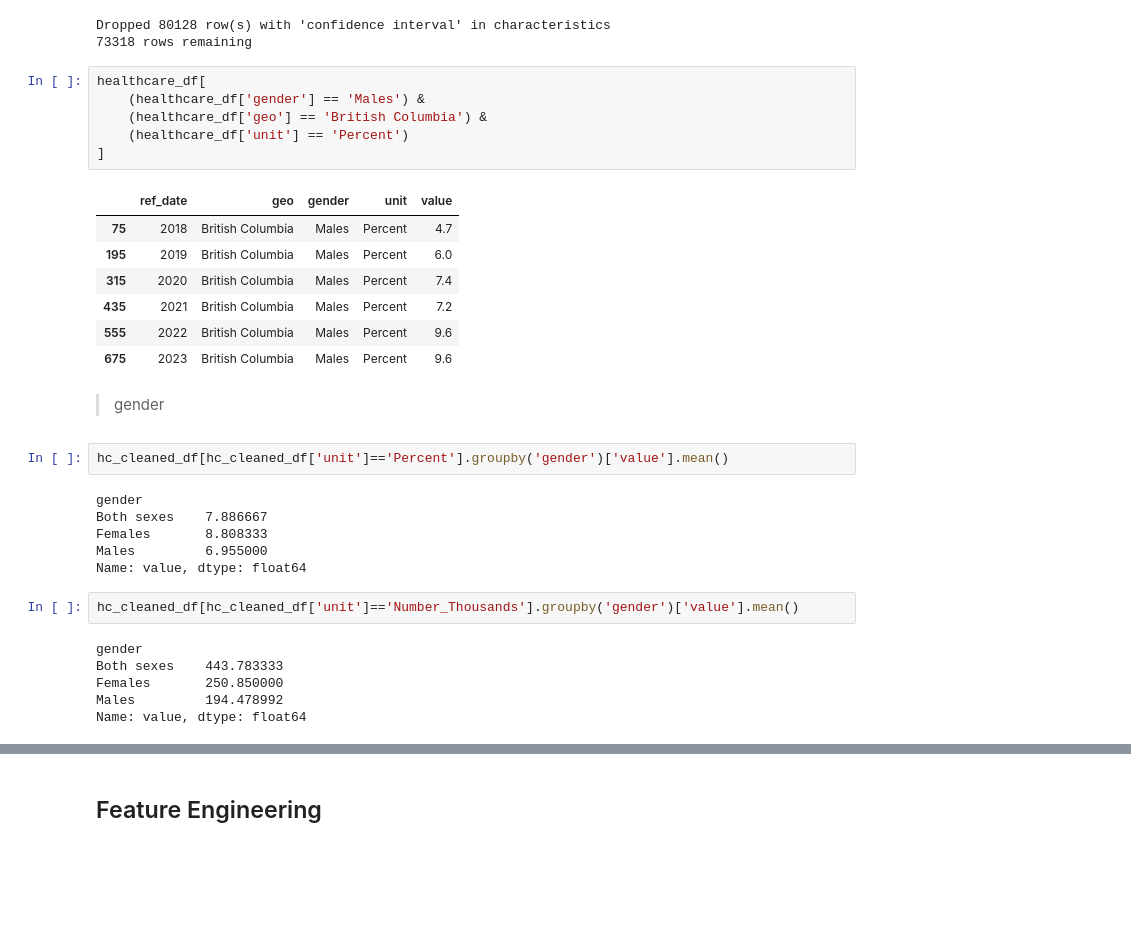
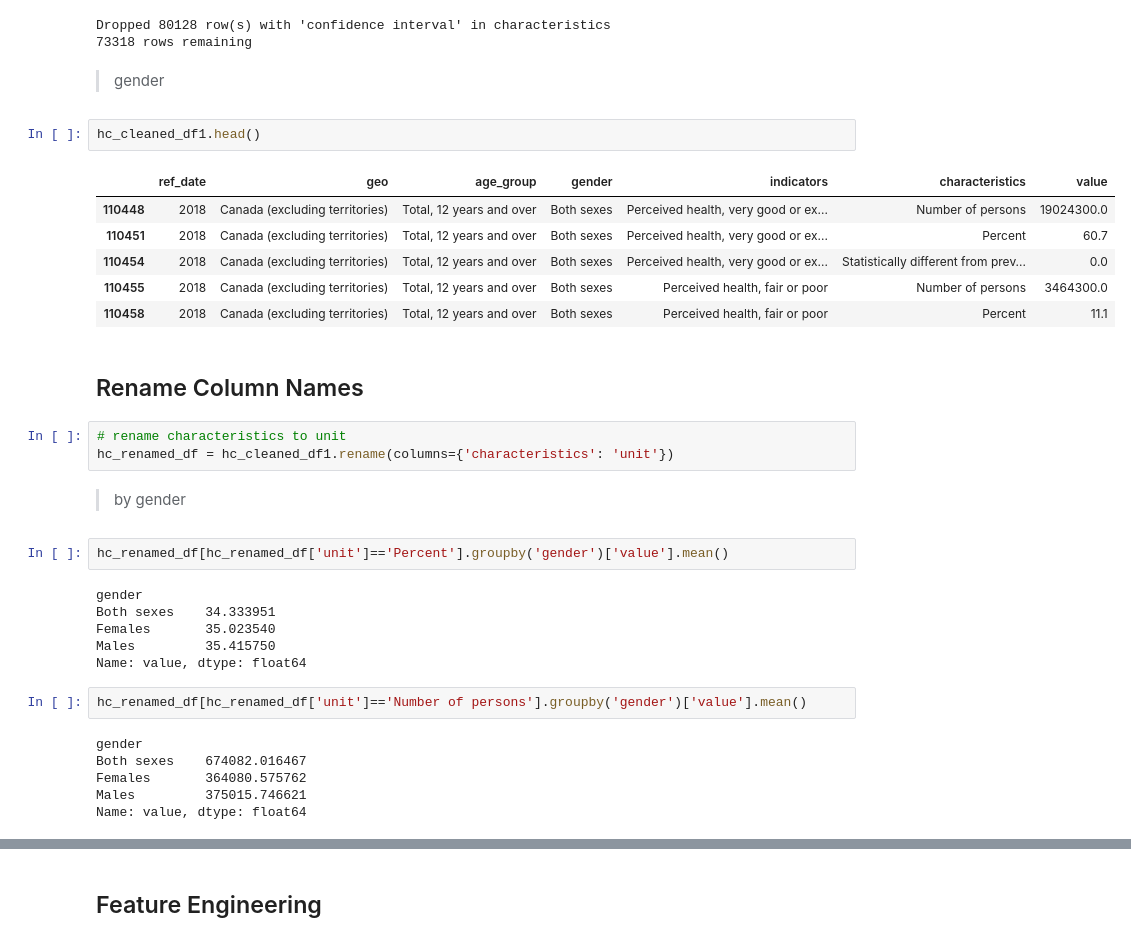
Before and after one commit to s8aH/GLOCAL-indigenous-healthcare, a Jupyter notebook: can_health_indicators_etl_eda.ipynb, the cells around one changed output, grey strips where cells are left out. Saved outputs shown, nothing was run; the diff lists cells and outputs as text; blank space fills up the shorter version.

Commit message:
Add ETL+EDA notebook for healthcare provider data

```diff
--- a/can_health_indicators_etl_eda.ipynb
+++ b/can_health_indicators_etl_eda.ipynb
@@ -196,36 +196,38 @@ print(f"{hc_cleaned_df1.shape[0]} rows remaining")
 # %% [output]
 Dropped 80128 row(s) with 'confidence interval' in characteristics
 73318 rows remaining
-# %%
-healthcare_df[
-    (healthcare_df['gender'] == 'Males') &
-    (healthcare_df['geo'] == 'British Columbia') &
-    (healthcare_df['unit'] == 'Percent')
-]
-# %% [output]
-|  | ref_date | geo | gender | unit | value |
-| 75 | 2018 | British Columbia | Males | Percent | 4.7 |
-| 195 | 2019 | British Columbia | Males | Percent | 6.0 |
-| 315 | 2020 | British Columbia | Males | Percent | 7.4 |
-| 435 | 2021 | British Columbia | Males | Percent | 7.2 |
-| 555 | 2022 | British Columbia | Males | Percent | 9.6 |
-| 675 | 2023 | British Columbia | Males | Percent | 9.6 |
 # %% [markdown]
 > gender
+# %%
+hc_cleaned_df1.head()
+# %% [output]
+|  | ref_date | geo | age_group | gender | indicators | characteristics | value |
+| 110448 | 2018 | Canada (excluding territories) | Total, 12 years and over | Both sexes | Perceived health, very good or ex... | Number of persons | 19024300.0 |
+| 110451 | 2018 | Canada (excluding territories) | Total, 12 years and over | Both sexes | Perceived health, very good or ex... | Percent | 60.7 |
+| 110454 | 2018 | Canada (excluding territories) | Total, 12 years and over | Both sexes | Perceived health, very good or ex... | Statistically different from prev... | 0.0 |
+| 110455 | 2018 | Canada (excluding territories) | Total, 12 years and over | Both sexes | Perceived health, fair or poor | Number of persons | 3464300.0 |
+| 110458 | 2018 | Canada (excluding territories) | Total, 12 years and over | Both sexes | Perceived health, fair or poor | Percent | 11.1 |
+# %% [markdown]
+## Rename Column Names
+# %%
+# rename characteristics to unit
+hc_renamed_df = hc_cleaned_df1.rename(columns={'characteristics': 'unit'})
+# %% [markdown]
+> by gender
 # %%
-hc_cleaned_df[hc_cleaned_df['unit']=='Percent'].groupby('gender')['value'].mean()
+hc_renamed_df[hc_renamed_df['unit']=='Percent'].groupby('gender')['value'].mean()
 # %% [output]
 gender
-Both sexes    7.886667
-Females       8.808333
-Males         6.955000
+Both sexes    34.333951
+Females       35.023540
+Males         35.415750
 Name: value, dtype: float64
 # %%
-hc_cleaned_df[hc_cleaned_df['unit']=='Number_Thousands'].groupby('gender')['value'].mean()
+hc_renamed_df[hc_renamed_df['unit']=='Number of persons'].groupby('gender')['value'].mean()
 # %% [output]
 gender
-Both sexes    443.783333
-Females       250.850000
-Males         194.478992
+Both sexes    674082.016467
+Females       364080.575762
+Males         375015.746621
 Name: value, dtype: float64
 # %% [markdown]
```
Also changed, not shown: parts of 14 cells of this notebook, 2 other files.
